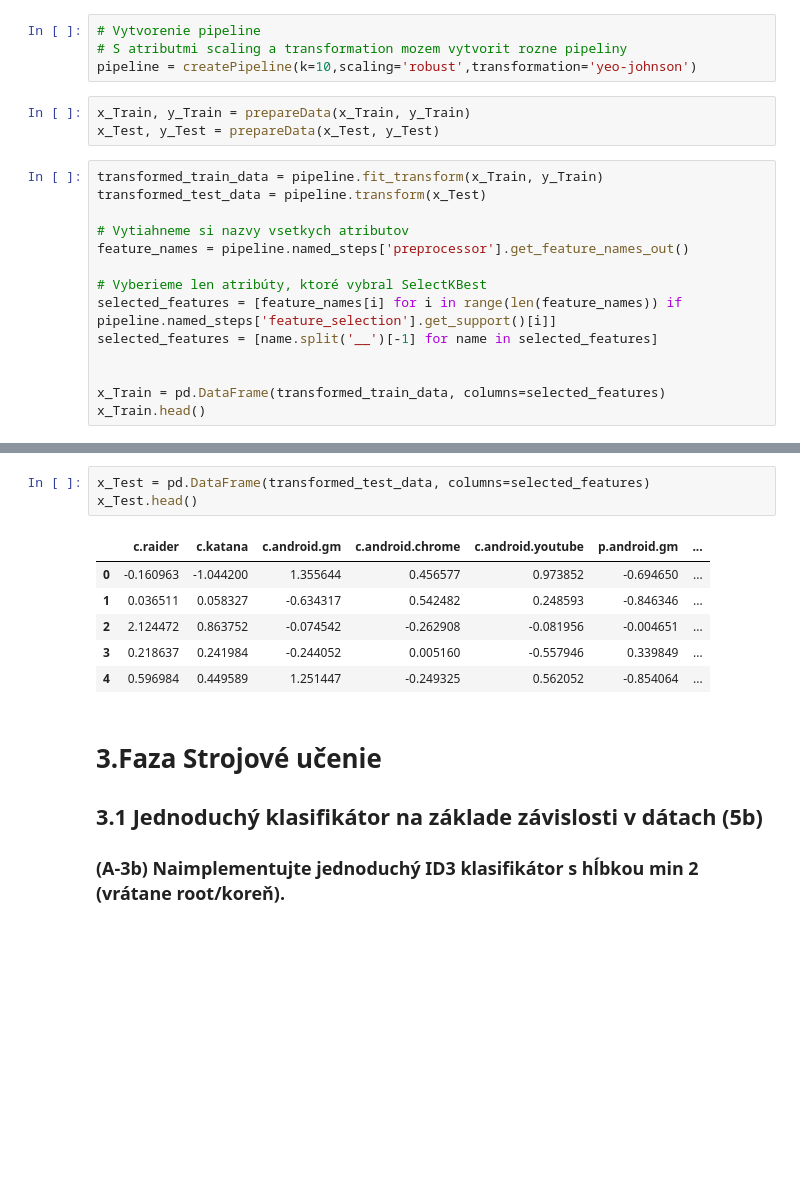
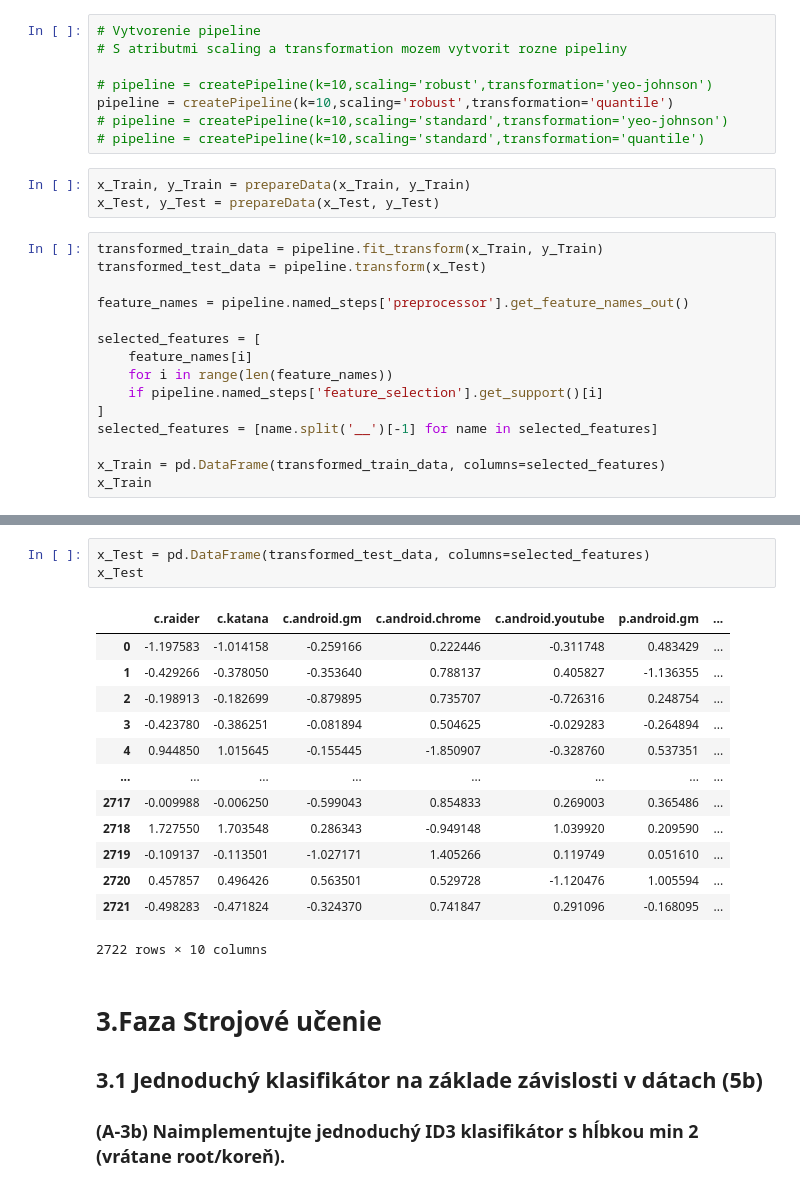
Before and after one commit to JakubIvacek/IAU_PROJECT, a Jupyter notebook: 3Faza.ipynb, the cells around one changed output, grey strips where cells are left out. Drawn from its saved outputs; the diff is of its cells as text; blank space fills up the shorter version.

```diff
--- a/3Faza.ipynb
+++ b/3Faza.ipynb
@@ -138,7 +145,11 @@ x_Train, x_Test, y_Train, y_Test =  train_test_split(X, Y, test_size=0.2, random
 # %%
 # Vytvorenie pipeline
 # S atributmi scaling a transformation mozem vytvorit rozne pipeliny
-pipeline = createPipeline(k=10,scaling='robust',transformation='yeo-johnson')
+
+# pipeline = createPipeline(k=10,scaling='robust',transformation='yeo-johnson')
+pipeline = createPipeline(k=10,scaling='robust',transformation='quantile')
+# pipeline = createPipeline(k=10,scaling='standard',transformation='yeo-johnson')
+# pipeline = createPipeline(k=10,scaling='standard',transformation='quantile')
 # %%
 x_Train, y_Train = prepareData(x_Train, y_Train)
 x_Test, y_Test = prepareData(x_Test, y_Test)
@@ -146,15 +157,16 @@ x_Test, y_Test = prepareData(x_Test, y_Test)
 transformed_train_data = pipeline.fit_transform(x_Train, y_Train)
 transformed_test_data = pipeline.transform(x_Test)
 
-# Vytiahneme si nazvy vsetkych atributov
 feature_names = pipeline.named_steps['preprocessor'].get_feature_names_out()
 
-# Vyberieme len atribúty, ktoré vybral SelectKBest
-selected_features = [feature_names[i] for i in range(len(feature_names)) if pipeline.named_steps['feature_selection'].get_support()[i]]
+selected_features = [
+    feature_names[i]
+    for i in range(len(feature_names))
+    if pipeline.named_steps['feature_selection'].get_support()[i]
+]
 selected_features = [name.split('__')[-1] for name in selected_features]
 
-
 x_Train = pd.DataFrame(transformed_train_data, columns=selected_features)
-x_Train.head()
+x_Train
 # %% [output]
 |  | c.raider | c.katana | c.android.gm | c.android.chrome | c.android.youtube | p.android.gm | ... |
@@ -166,13 +185,20 @@ x_Train.head()
 # %%
 x_Test = pd.DataFrame(transformed_test_data, columns=selected_features)
-x_Test.head()
+x_Test
 # %% [output]
 |  | c.raider | c.katana | c.android.gm | c.android.chrome | c.android.youtube | p.android.gm | ... |
-| 0 | -0.160963 | -1.044200 | 1.355644 | 0.456577 | 0.973852 | -0.694650 | ... |
-| 1 | 0.036511 | 0.058327 | -0.634317 | 0.542482 | 0.248593 | -0.846346 | ... |
-| 2 | 2.124472 | 0.863752 | -0.074542 | -0.262908 | -0.081956 | -0.004651 | ... |
-| 3 | 0.218637 | 0.241984 | -0.244052 | 0.005160 | -0.557946 | 0.339849 | ... |
-| 4 | 0.596984 | 0.449589 | 1.251447 | -0.249325 | 0.562052 | -0.854064 | ... |
+| 0 | -1.197583 | -1.014158 | -0.259166 | 0.222446 | -0.311748 | 0.483429 | ... |
+| 1 | -0.429266 | -0.378050 | -0.353640 | 0.788137 | 0.405827 | -1.136355 | ... |
+| 2 | -0.198913 | -0.182699 | -0.879895 | 0.735707 | -0.726316 | 0.248754 | ... |
+| 3 | -0.423780 | -0.386251 | -0.081894 | 0.504625 | -0.029283 | -0.264894 | ... |
+| 4 | 0.944850 | 1.015645 | -0.155445 | -1.850907 | -0.328760 | 0.537351 | ... |
+| ... | ... | ... | ... | ... | ... | ... | ... |
+| 2717 | -0.009988 | -0.006250 | -0.599043 | 0.854833 | 0.269003 | 0.365486 | ... |
+| 2718 | 1.727550 | 1.703548 | 0.286343 | -0.949148 | 1.039920 | 0.209590 | ... |
+| 2719 | -0.109137 | -0.113501 | -1.027171 | 1.405266 | 0.119749 | 0.051610 | ... |
+| 2720 | 0.457857 | 0.496426 | 0.563501 | 0.529728 | -1.120476 | 1.005594 | ... |
+| 2721 | -0.498283 | -0.471824 | -0.324370 | 0.741847 | 0.291096 | -0.168095 | ... |
+2722 rows × 10 columns
 # %% [markdown]
 # 3.Faza Strojové učenie
 
```
Also changed, not shown: parts of 12 cells of this notebook.
